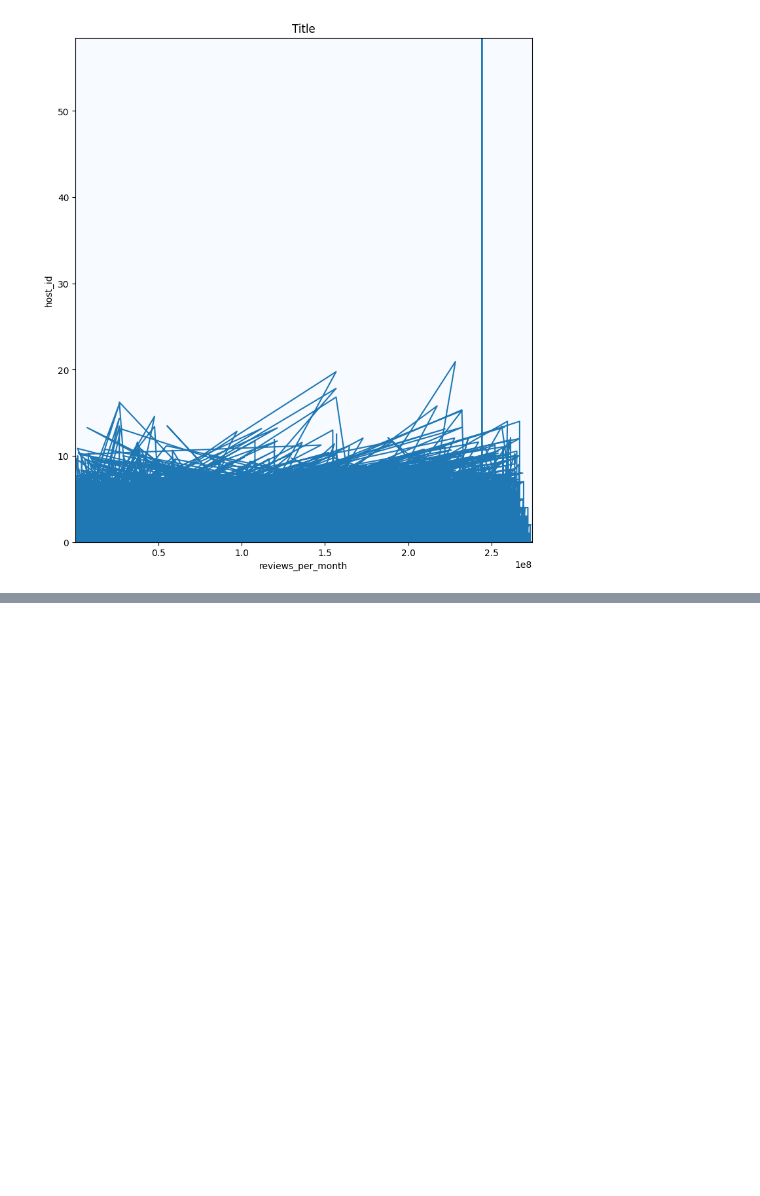
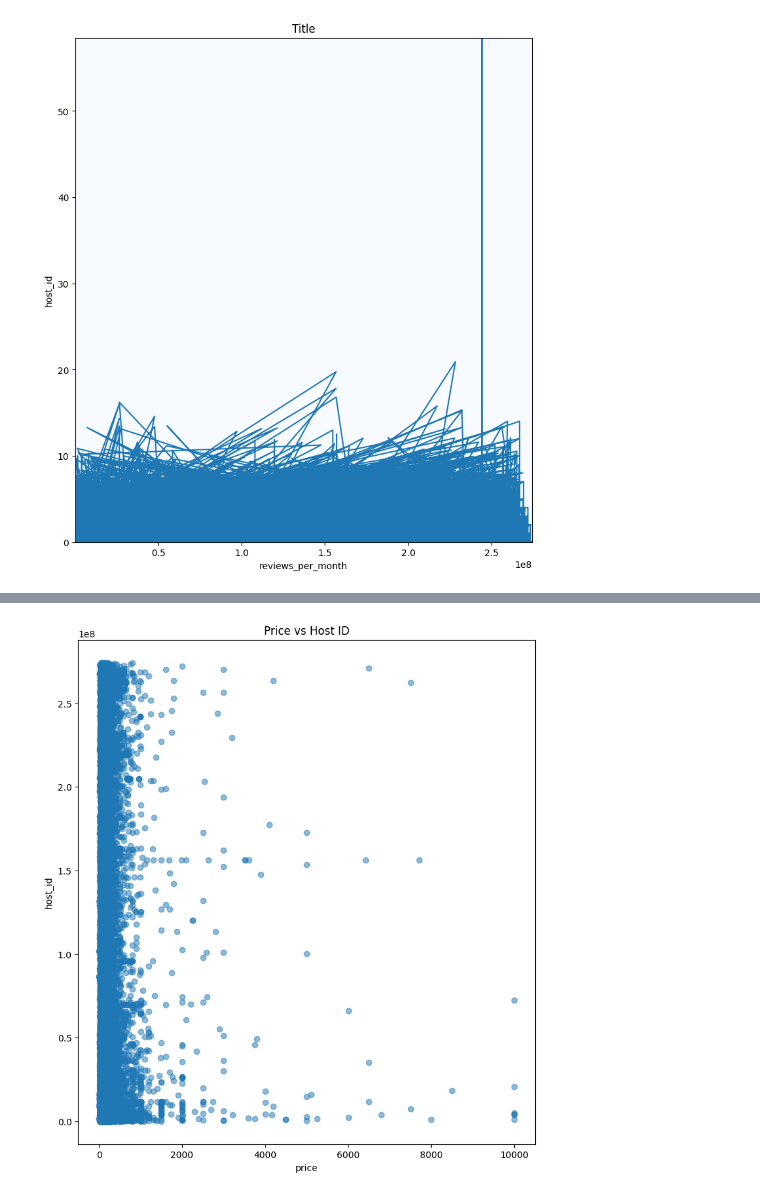
Before and after one commit to ujjutanwer-hub/Data-Science, a Jupyter notebook: Untitled1.ipynb, the cells around one changed output, grey strips where cells are left out. Cells and saved outputs as stored; diff of their text form; code cells hidden in the pictures; blank space fills up the shorter version.

```diff
--- a/Untitled1.ipynb
+++ b/Untitled1.ipynb
@@ -168,0 +177,9 @@ plt.show()
+# %%
+fig, ax = plt.subplots(figsize=(9,10), dpi=100)
+ax.errorbar(data["price"], data["host_id"], fmt="o", capsize=4, alpha=0.5)
+plt.xlabel("price")
+plt.ylabel("host_id")
+plt.title("Price vs Host ID")
+plt.show()
+# %% [output]
+[figure, added]
```
Also changed, not shown: parts of 3 cells of this notebook.
